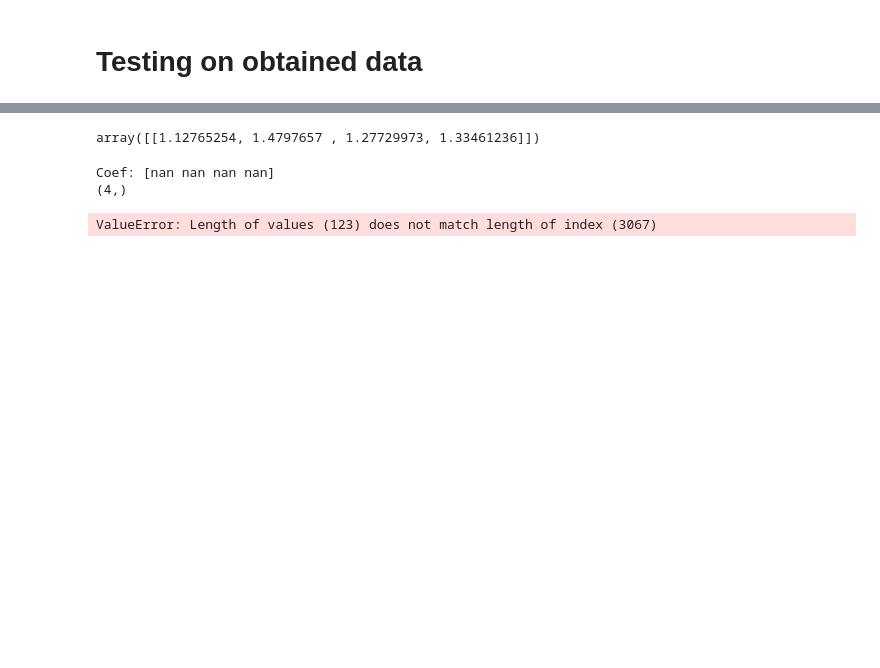
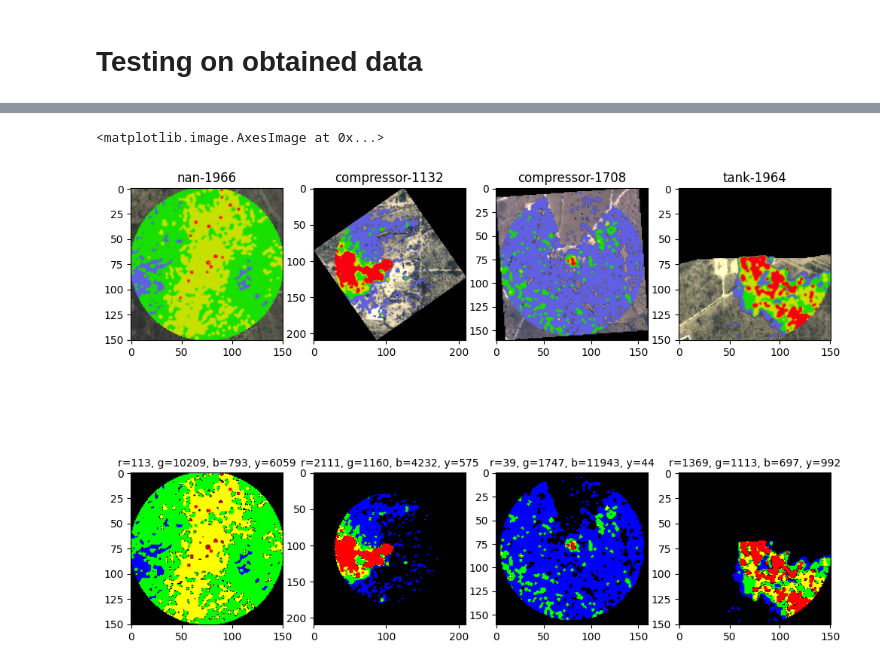
Before and after one commit to That1Panda/Carbon-Detector, a Jupyter notebook: Carbon.ipynb, the cells around one changed output, grey strips where cells are left out. Saved outputs shown, nothing was run; the diff lists cells and outputs as text; code cells hidden in the pictures; blank space fills up the shorter version.

```diff
--- a/Carbon.ipynb
+++ b/Carbon.ipynb
@@ -372,12 +302,0 @@ RMSE: nan
-# %%
-np.random.randn(4).reshape(1, -1)
-# %% [output]
-array([[1.12765254, 1.4797657 , 1.27729973, 1.33461236]])
-# %%
-# print coefficients
-# print(f"Intercept: {linreg.bias}")
-print(f"Coef: {linreg.weights}")
-print((linreg.weights.shape))
-# %% [output]
-Coef: [nan nan nan nan]
-(4,)
@@ -395,4 +303,58 @@ Coef: [nan nan nan nan]
-# %%
-np.hstack()
-# %% [output]
-ValueError: Length of values (123) does not match length of index (3067)
+# %%
+
+# Do some plotting
+fig = plt.figure(figsize=(12,9))
+fig.tight_layout(h_pad=4)
+ax=plt.subplot(241)
+ax.set_title("nan-1966")
+image=imread("images/nan-1966.png")
+plt.imshow(image)
+
+
+ax=plt.subplot(245)
+
+extracted_image,r,g,b,y=flare_extractor(image)
+ax.set_title("r={}, g={}, b={}, y={}".format(r,g,b,y),fontsize=10)
+plt.imshow(extracted_image)
+
+ax=plt.subplot(242)
+ax.set_title("compressor-1132")
+image=imread("images/compressor-1132.png")
+plt.imshow(image)
+
+
+ax=plt.subplot(246)
+
+extracted_image,r,g,b,y=flare_extractor(image)
+ax.set_title("r={}, g={}, b={}, y={}".format(r,g,b,y),fontsize=10)
+plt.imshow(extracted_image)
+
+
+ax=plt.subplot(243)
+ax.set_title("compressor-1708")
+image=imread("images/compressor-1708.png")
+plt.imshow(image)
+
+
+ax=plt.subplot(247)
+
+extracted_image,r,g,b,y=flare_extractor(image)
+ax.set_title("r={}, g={}, b={}, y={}".format(r,g,b,y),fontsize=10)
+plt.imshow(extracted_image)
+
+
+ax=plt.subplot(244)
+ax.set_title("tank-1964")
+image=imread("images/tank-1964.png")
+plt.imshow(image)
+
+
+ax=plt.subplot(248)
+
+
+extracted_image,r,g,b,y=flare_extractor(image)
+ax.set_title("r={}, g={}, b={}, y={}".format(r,g,b,y),fontsize=10)
+plt.imshow(extracted_image)
+# %% [output]
+<matplotlib.image.AxesImage at 0x...>
+[figure, added]
```
Also changed, not shown: parts of 31 cells of this notebook, 3 other files.
